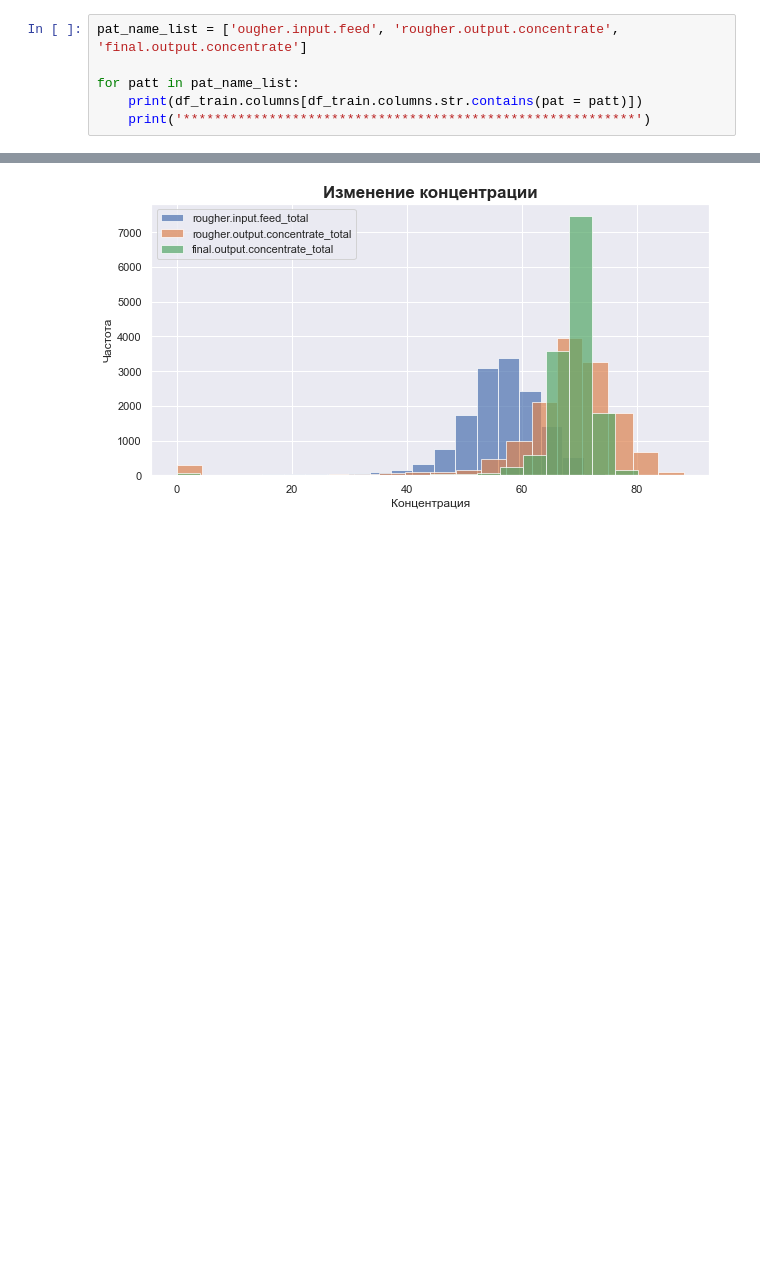
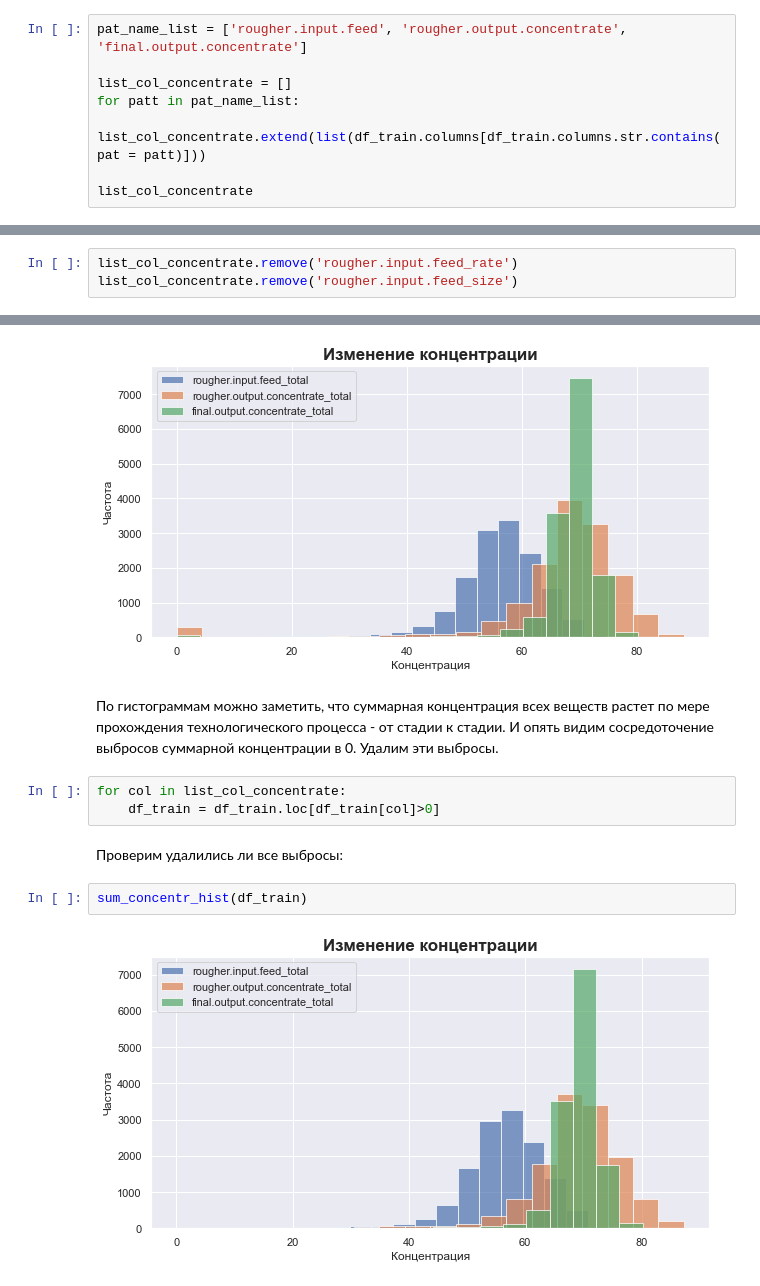
Before and after one commit to Ksyuwish/YandexPracticumDS, a Jupyter notebook: projects/8ds_gold_mining_industry.ipynb, the cells around one changed output, grey strips where cells are left out. Cells and saved outputs as stored; diff of their text form; blank space fills up the shorter version.

```diff
--- a/projects/8ds_gold_mining_industry.ipynb
+++ b/projects/8ds_gold_mining_industry.ipynb
@@ -611,9 +611,11 @@ Name: rougher.input.feed_size, dtype: float64
 
 Ниже выведем поля в датафрейме, названия которых соответствуют этим паттернам для того чтобы увидеть все металлы и выбрать нужные поля.
 # %%
-pat_name_list = ['ougher.input.feed', 'rougher.output.concentrate', 'final.output.concentrate']
+pat_name_list = ['rougher.input.feed', 'rougher.output.concentrate', 'final.output.concentrate']
 
+list_col_concentrate = []
 for patt in pat_name_list:
-    print(df_train.columns[df_train.columns.str.contains(pat = patt)])
-    print('**********************************************************')
+    list_col_concentrate.extend(list(df_train.columns[df_train.columns.str.contains(pat = patt)]))
+
+list_col_concentrate
 # %% [output]
@@ -633,3 +638,6 @@ Index(['final.output.concentrate_ag', 'final.output.concentrate_pb',
+# %%
+list_col_concentrate.remove('rougher.input.feed_rate')
+list_col_concentrate.remove('rougher.input.feed_size')
 # %%
 sub_names_list = ['ag', 'pb', 'au', 'sol']
 
@@ -654,3 +662,14 @@ def sum_concentr_hist(data):
 sum_concentr_hist(df_train)
 # %% [output]
 [figure]
+# %% [markdown]
+По гистограммам можно заметить, что суммарная концентрация всех веществ растет по мере прохождения технологического процесса - от стадии к стадии. И опять видим сосредоточение выбросов суммарной концентрации в 0. Удалим эти выбросы.
+# %%
+for col in list_col_concentrate:
+    df_train = df_train.loc[df_train[col]>0]
+# %% [markdown]
+Проверим удалились ли все выбросы:
+# %%
+sum_concentr_hist(df_train)
+# %% [output]
+[figure, added]
```
Also changed, not shown: parts of 3 cells of this notebook.
